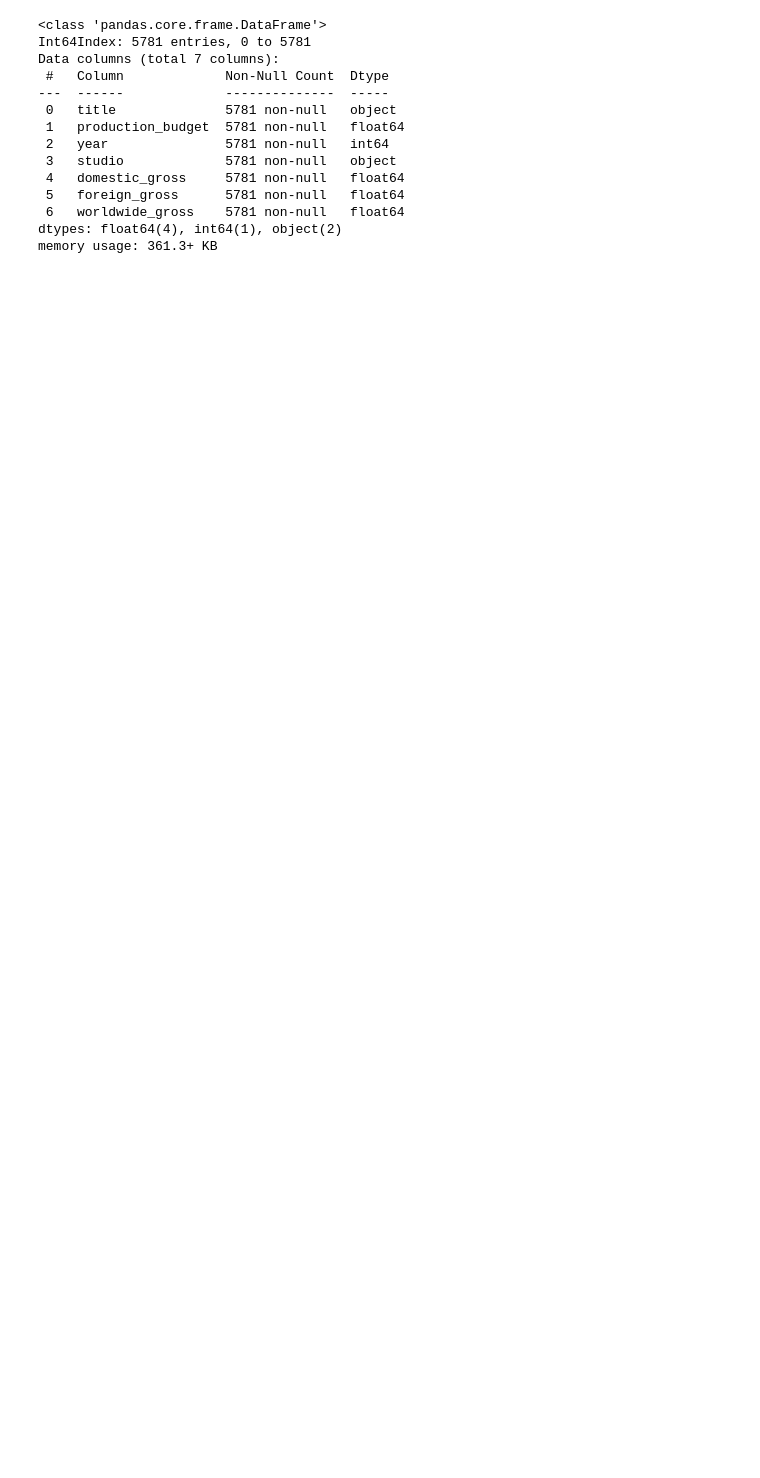
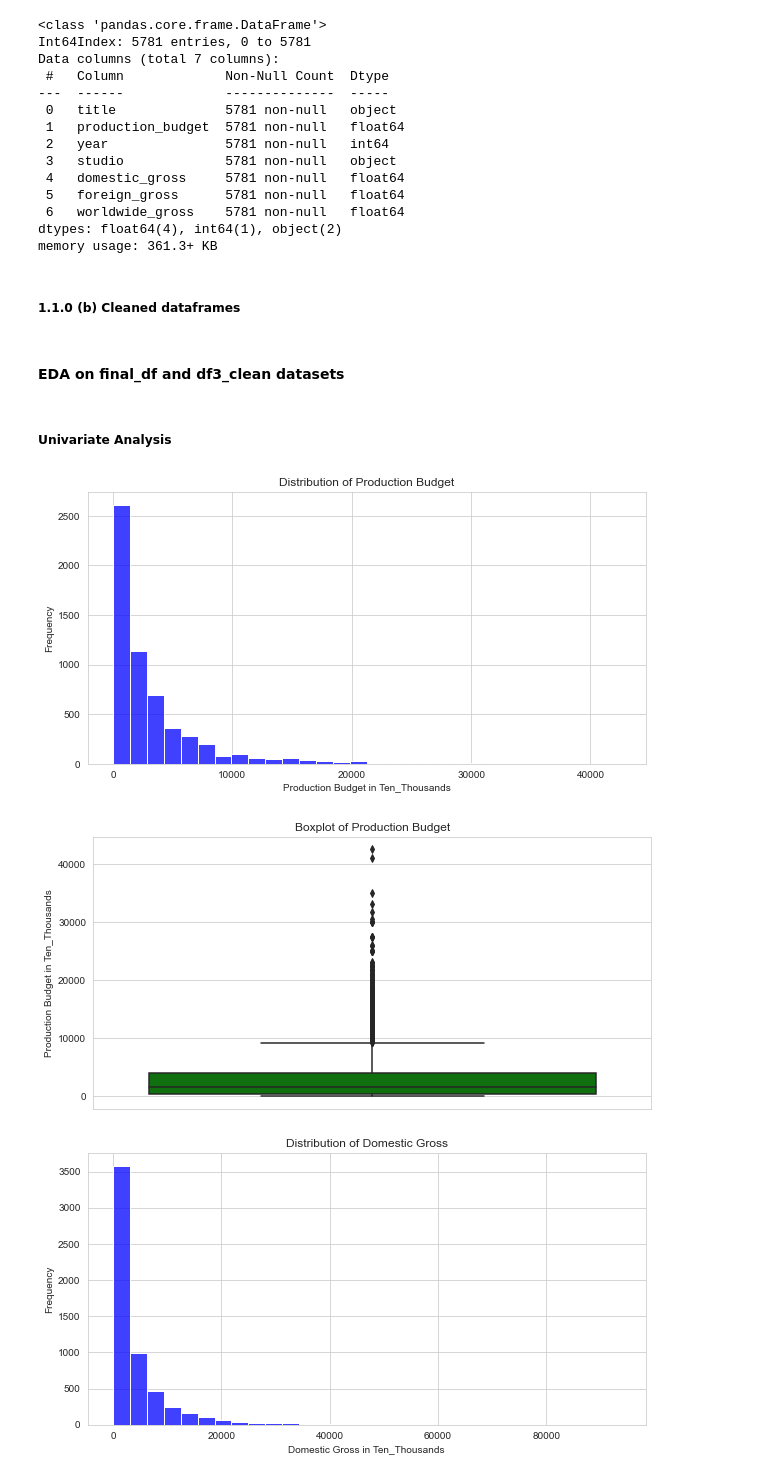
Before and after one commit to Otim135/group3-phase2-project, a Jupyter notebook: ipynbs/Ketty.ipynb, the cells around one changed output. Drawn from its saved outputs; the diff is of its cells as text; code cells hidden in the pictures; blank space fills up the shorter version.

Commit message:
initial univariate analysis

```diff
--- a/ipynbs/Ketty.ipynb
+++ b/ipynbs/Ketty.ipynb
@@ -385,3 +385,5 @@ Data columns (total 7 columns):
  6   worldwide_gross    5781 non-null   float64
 dtypes: float64(4), int64(1), object(2)
 memory usage: 361.3+ KB
+# %% [markdown]
+##### 1.1.0 (b) Cleaned dataframes
@@ -387,0 +393,36 @@ memory usage: 361.3+ KB
+# %% [markdown]
+#### EDA on final_df and df3_clean datasets
+# %% [markdown]
+##### Univariate Analysis
+# %%
+# Function to plot distribution and boxplot for any given column in the dataset
+def plot_column_distribution(df, column_name, bin_size=30, figsize=(10, 5)):
+    # Creating a copy of dataframe is copied and we add 'ten_thousands' version for readability
+    df = df.copy()
+    df.loc[:,f'{column_name}_ten_thousands'] = df[column_name] / 10000  # Convert to ten- thousands for readability
+
+    # Plotting the histogram
+    plt.figure(figsize=figsize)
+    sns.histplot(df[f'{column_name}_ten_thousands'], bins=bin_size, kde=False, color='blue')
+    plt.title(f'Distribution of {column_name.replace("_", " ").title()}')
+    plt.xlabel(f'{column_name.replace("_", " ").title()} in Ten_Thousands')
+    plt.ylabel('Frequency')
+    plt.show()
+
+    # Plotting the boxplot for outliers
+    plt.figure(figsize=figsize)
+    sns.boxplot(y=df[f'{column_name}_ten_thousands'], color='green')
+    plt.title(f'Boxplot of {column_name.replace("_", " ").title()}')
+    plt.ylabel(f'{column_name.replace("_", " ").title()} in Ten_Thousands')
+    plt.show()
+
+# usage of the function with final_df for multiple columns:
+columns_to_plot = ['production_budget', 'domestic_gross','foreign_gross' ,'worldwide_gross']
+
+# Loop through the columns and plot each one
+for column in columns_to_plot:
+    plot_column_distribution(final_df, column, bin_size=30, figsize=(10, 5))
+# %% [output]
+[figure, added]
+[figure, added]
+[figure, added]
```
Also changed, not shown: parts of 3 cells of this notebook.
